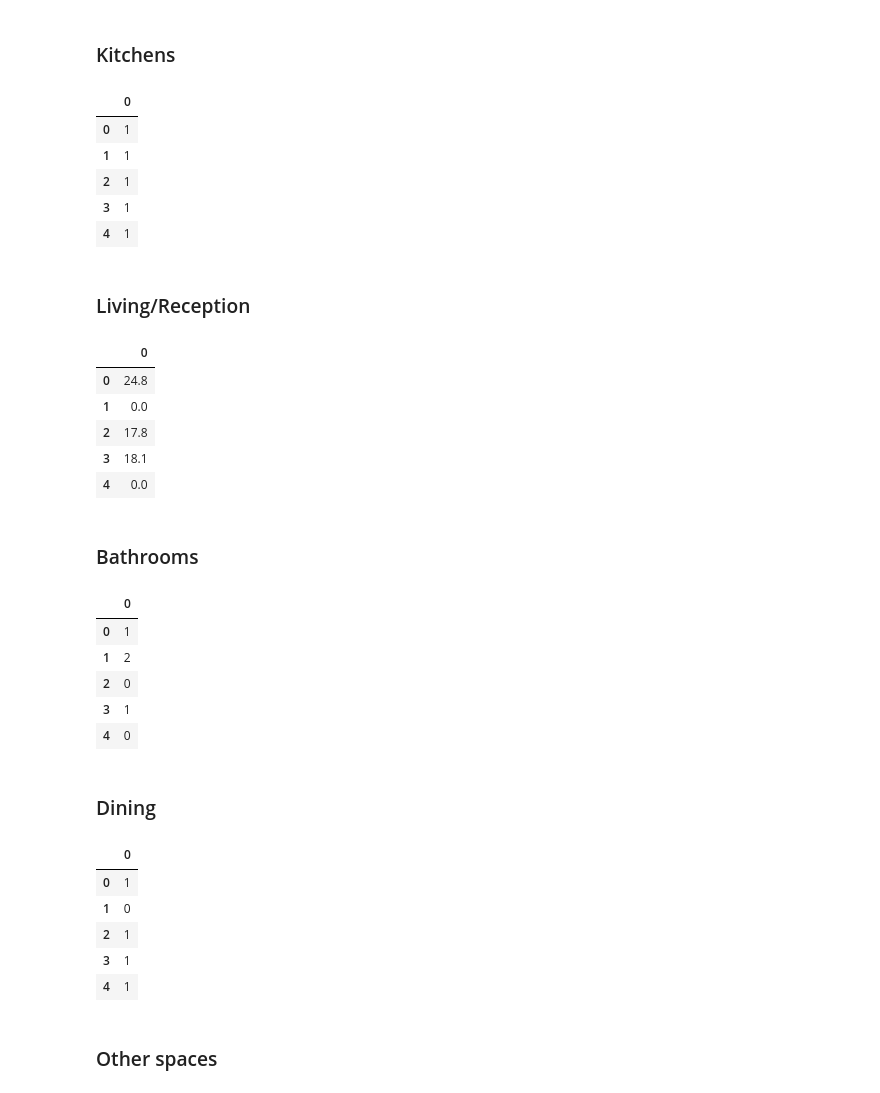
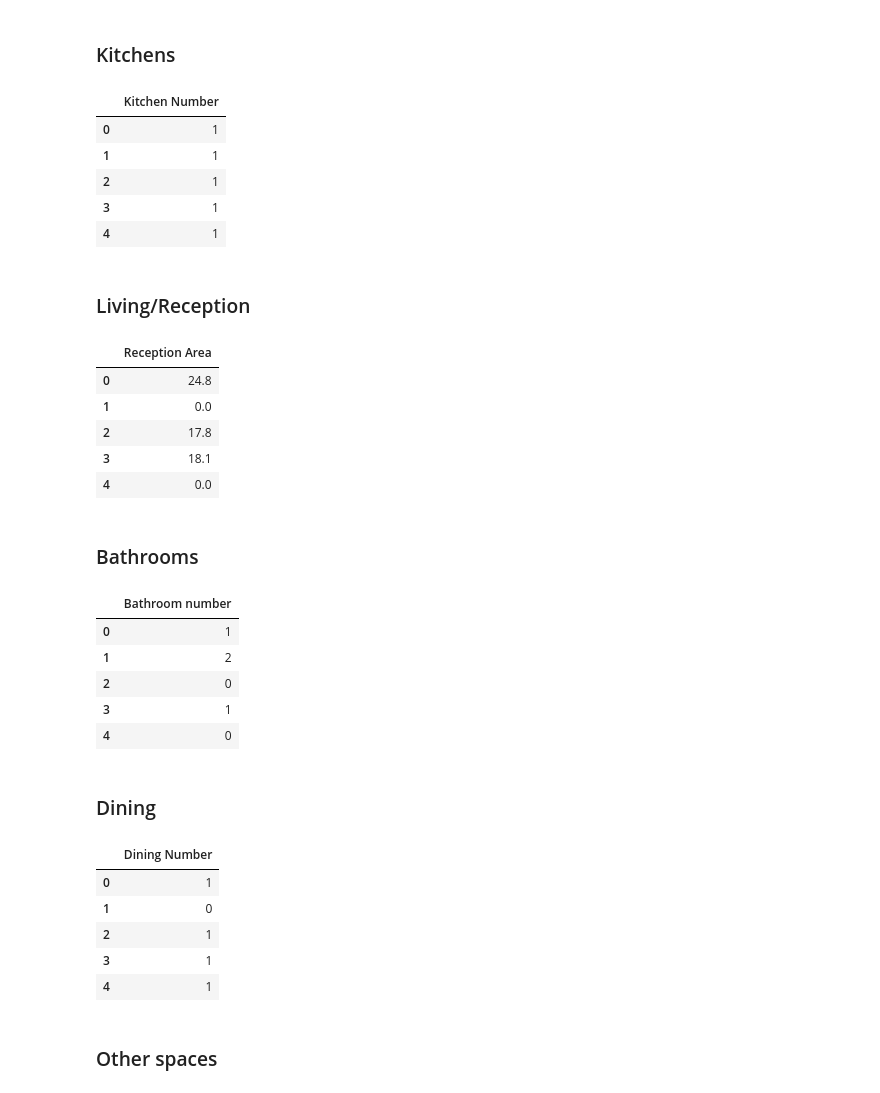
Before and after one commit to luowx0905/Individual-Project, a Jupyter notebook: sell property/read_dataset/create_input_data.ipynb, the cells around one changed output. Drawn from its saved outputs; the diff is of its cells as text; code cells hidden in the pictures.

```diff
--- a/sell property/read_dataset/create_input_data.ipynb
+++ b/sell property/read_dataset/create_input_data.ipynb
@@ -109,9 +132,10 @@ bedrooms.head()
 kitchens = extract_room.get_rooms("kitchen", operation="number")
 # %%
 kitchens = pd.DataFrame(kitchens)
+kitchens = kitchens.rename(columns={0: "Kitchen Number"})
 kitchens.head()
 # %% [output]
-|  | 0 |
+|  | Kitchen Number |
 | 0 | 1 |
 | 1 | 1 |
 | 2 | 1 |
@@ -123,9 +147,10 @@ kitchens.head()
 receptions = extract_room.get_rooms("living", "reception", operation="sum")
 # %%
 receptions = pd.DataFrame(receptions)
+receptions = receptions.rename(columns={0: "Reception Area"})
 receptions.head()
 # %% [output]
-|  | 0 |
+|  | Reception Area |
 | 0 | 24.8 |
 | 1 | 0.0 |
 | 2 | 17.8 |
@@ -137,9 +162,10 @@ receptions.head()
 bathrooms = extract_room.get_rooms("bathroom", "wc", "washroom", operation="number")
 # %%
 bathrooms = pd.DataFrame(bathrooms)
+bathrooms = bathrooms.rename(columns={0: "Bathroom number"})
 bathrooms.head()
 # %% [output]
-|  | 0 |
+|  | Bathroom number |
 | 0 | 1 |
 | 1 | 2 |
 | 2 | 0 |
@@ -151,9 +177,10 @@ bathrooms.head()
 dining_rooms = extract_room.get_rooms("dining", operation="number")
 # %%
 dining_rooms = pd.DataFrame(dining_rooms)
+dining_rooms = dining_rooms.rename(columns={0: "Dining Number"})
 dining_rooms.head()
 # %% [output]
-|  | 0 |
+|  | Dining Number |
 | 0 | 1 |
 | 1 | 0 |
 | 2 | 1 |
```
Also changed, not shown: parts of 11 cells of this notebook, 8 other files.
